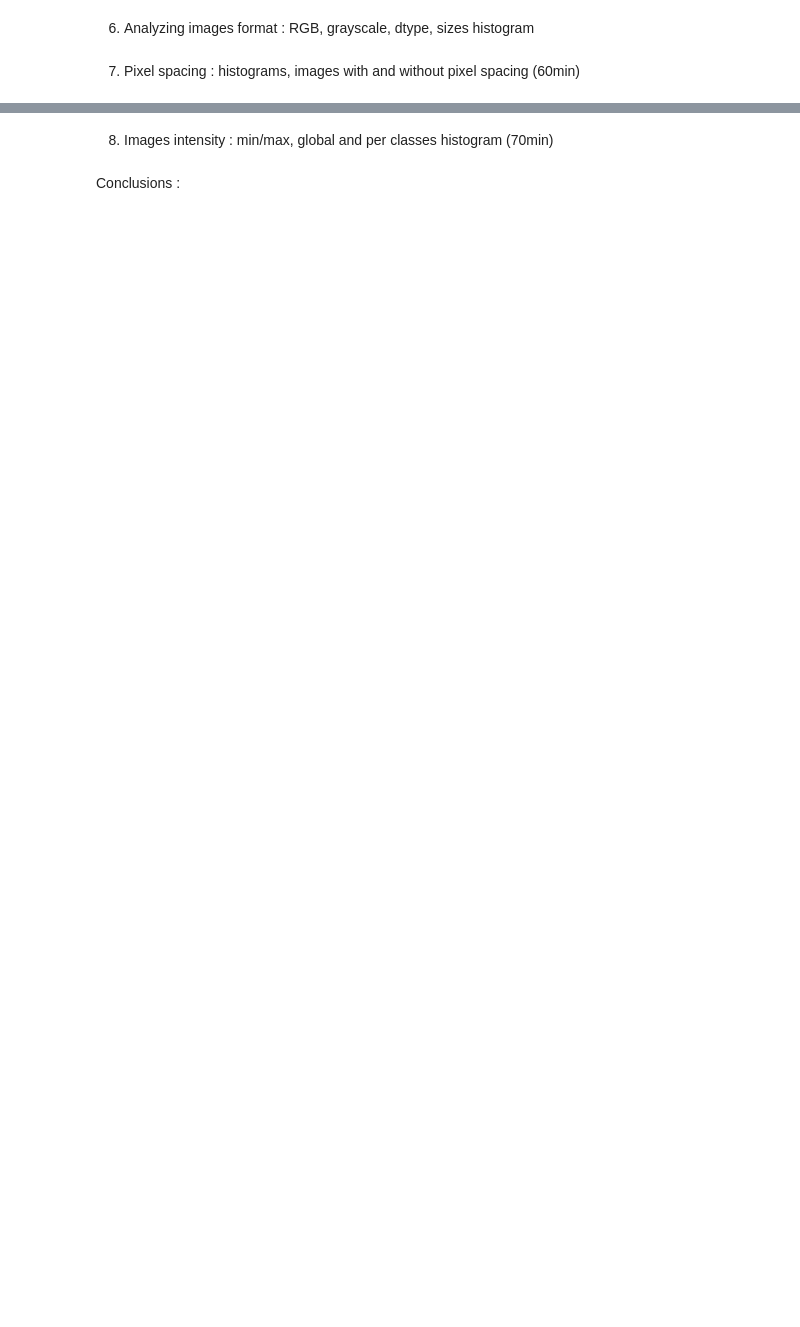
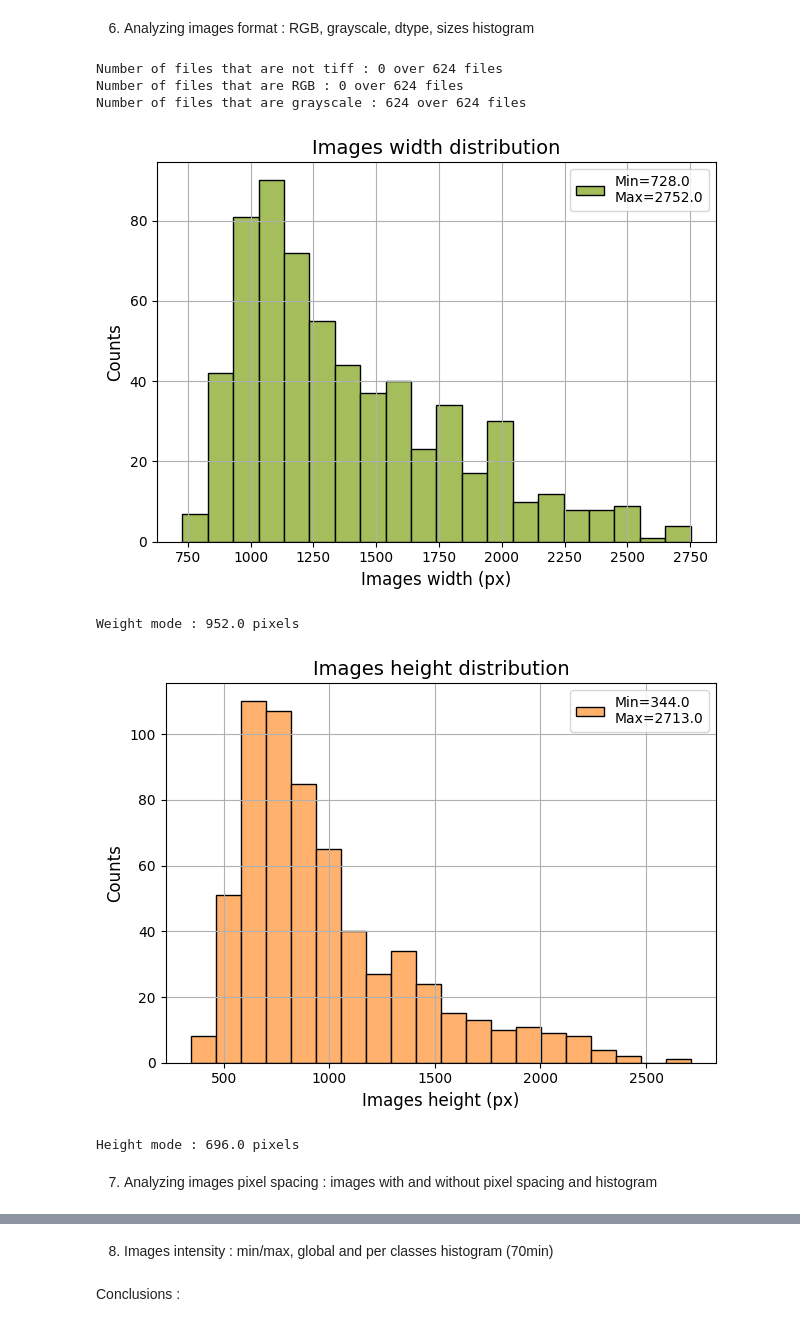
Before and after one commit to JulieLasry/MAIA_261, a Jupyter notebook: notebooks/data_exploration.ipynb, the cells around one changed output, grey strips where cells are left out. Saved outputs shown, nothing was run; the diff lists cells and outputs as text; code cells hidden in the pictures; blank space fills up the shorter version.

Commit message:
feat: Adding the images check and beginning of pixel spacing in the data exploration notebook

```diff
--- a/notebooks/data_exploration.ipynb
+++ b/notebooks/data_exploration.ipynb
@@ -165,6 +168,73 @@ Number of samples in the virus CSV : 148 - in the original CSV : 148
 # %% [markdown]
 6. Analyzing images format : RGB, grayscale, dtype, sizes histogram
 # %%
-# Checking if images are either at the RGB or grayscale format
+img_widths: list[int] = []
+img_heights: list[int] = []
+
+not_tiff_files: list[Path] = []
+rgb_files: list[Path] = []
+grayscale_files : list[Path] = []
+
+# Checking if images are either at the RGB or grayscale format and their type
+for img_path in glob.glob(f'{raw_images_path}/*'):
+    with Image.open(img_path) as img:
+        img_w, img_h = img.size
+        img_widths.append(img_w)
+        img_heights.append(img_h)
+
+        if img.format != 'TIFF':
+            not_tiff_files.append(img_path)
+
+        if img.mode == 'RGB':
+            rgb_files.append(img_path)
+        elif img.mode == 'L':
+            grayscale_files.append(img_path)
+
+print(f"Number of files that are not tiff : {len(not_tiff_files)} over {len(all_images)} files")
+print(f"Number of files that are RGB : {len(rgb_files)} over {len(all_images)} files")
+print(f"Number of files that are grayscale : {len(grayscale_files)} over {len(all_images)} files\n")
+
+# Displaying the width and height distribution histograms (min, max and mode)
+counter_w: collections.Counter = collections.Counter(img_widths)
+mode_w: float = counter_w.most_common()[0][0]
+min_w: float = np.min(img_widths)
+max_w: float = np.max(img_widths)
+
+counter_h: collections.Counter = collections.Counter(img_heights)
+mode_h: float = counter_h.most_common()[0][0]
+min_h: float = np.min(img_heights)
+max_h: float = np.max(img_heights)
+
+plt.hist(img_widths, bins=20, color='xkcd:light olive green', \
+    edgecolor='black', label=f'Min={min_w:.1f}\nMax={max_w:.1f}')
+plt.title("Images width distribution", fontsize=14)
+plt.xlabel("Images width (px)", fontsize=12)
+plt.ylabel("Counts", fontsize=12)
+plt.tight_layout()
+plt.legend()
+plt.grid(True)
+plt.show()
+
+print(f"Weight mode : {mode_w:.1f} pixels")
+
+plt.hist(img_heights, bins=20, color='xkcd:apricot', \
+    edgecolor='black', label=f'Min={min_h:.1f}\nMax={max_h:.1f}')
+plt.title("Images height distribution", fontsize=14)
+plt.xlabel("Images height (px)", fontsize=12)
+plt.ylabel("Counts", fontsize=12)
+plt.tight_layout()
+plt.legend()
+plt.grid(True)
+plt.show()
+
+print(f"Height mode : {mode_h:.1f} pixels")
+# %% [output]
+Number of files that are not tiff : 0 over 624 files
+Number of files that are RGB : 0 over 624 files
+Number of files that are grayscale : 624 over 624 files
+[figure, added]
+Weight mode : 952.0 pixels
+[figure, added]
+Height mode : 696.0 pixels
 # %% [markdown]
-7. Pixel spacing : histograms, images with and without pixel spacing (60min)
+7. Analyzing images pixel spacing : images with and without pixel spacing and histogram
```
Also changed, not shown: parts of 3 cells of this notebook, 1 other file.
